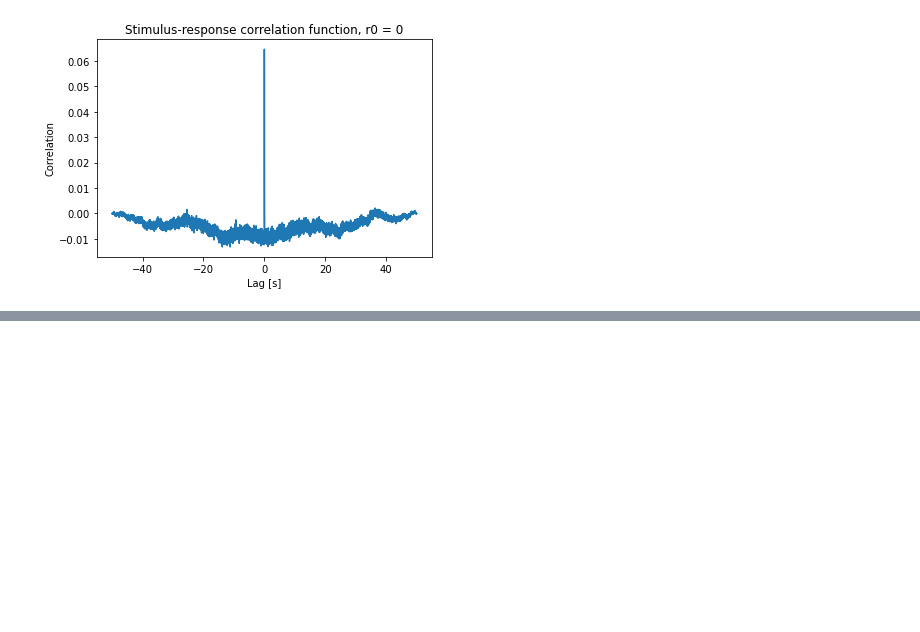
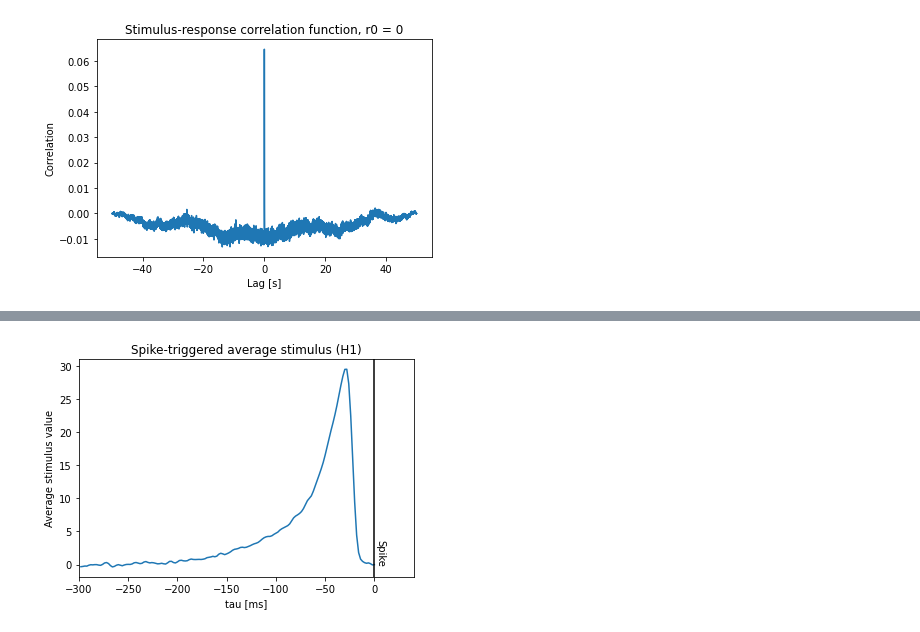
Before and after one commit to Revanchist317/DA_exercises, a Jupyter notebook: Chapter 1.ipynb, the cells around one changed output, grey strips where cells are left out. Saved outputs shown, nothing was run; the diff lists cells and outputs as text; code cells hidden in the pictures; blank space fills up the shorter version.

```diff
--- a/Chapter 1.ipynb
+++ b/Chapter 1.ipynb
@@ -670,0 +707,17 @@ In the first STA graph, we can see that the typical stimulus was the highest in
+# %%
+# Get the STA
+STA_H1 = np.flip(Q_RS_H1)*(1/np.mean(P8_data.Rho))
+# %%
+# Plot the range between 0 and 300 ms lag using 150 time points
+
+plt.figure()
+plt.plot(1000*lags_H1[round(len(lags_H1)/2)-150:round(len(lags_H1)/2)], STA_H1[round(len(lags_H1)/2)-150:round(len(lags_H1)/2)])
+plt.axvline(color='k')
+plt.text(1,0,'Spike',rotation=270)
+plt.xlabel('tau [ms]')
+plt.xlim(-300, 40)
+plt.ylabel('Average stimulus value')
+plt.title('Spike-triggered average stimulus (H1)')
+plt.show()
+# %% [output]
+[figure, added]
```
Also changed, not shown: parts of 10 cells of this notebook.
